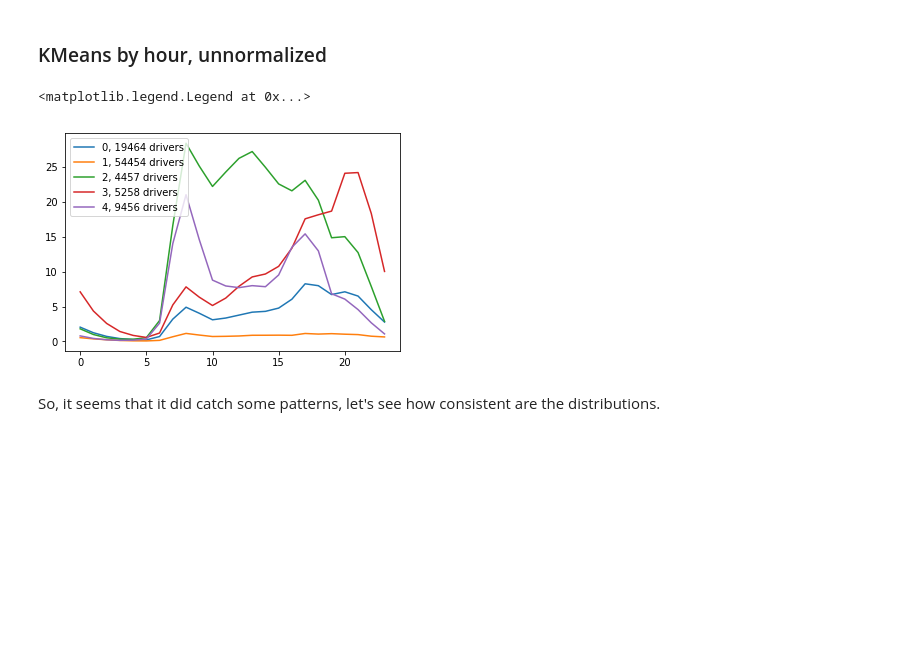
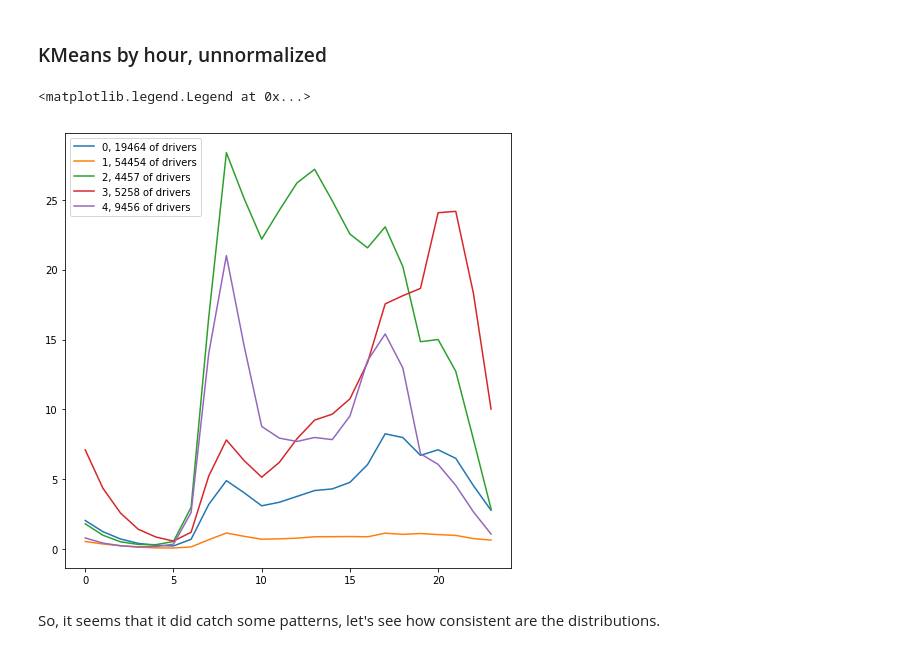
Before and after one commit to huevosabio/cs341, a Jupyter notebook: Clustering.ipynb, the cells around one changed output. Saved outputs shown, nothing was run; the diff lists cells and outputs as text; code cells hidden in the pictures; blank space fills up the shorter version.

```diff
--- a/Clustering.ipynb
+++ b/Clustering.ipynb
@@ -8,6 +8,7 @@ from sklearn.cluster import KMeans
 import matplotlib.pyplot as plt
 
 %matplotlib inline
+plt.rcParams['figure.figsize'] = (8, 8)
 # %%
 orderdf = pd.read_csv('ignored_assets/orders.csv', parse_dates = [6,7])
 # %%
@@ -111,12 +112,12 @@ nclusters = 5
 kmeans = KMeans(n_clusters=nclusters, random_state=0).fit(sample)
 # %%
 for i in range(nclusters):
-    plt.plot(kmeans.cluster_centers_[i], label=str(i) + ', ' + str(np.sum(kmeans.labels_ == i)) + ' drivers')
+    plt.plot(kmeans.cluster_centers_[i], label=str(i) + ', ' + str(np.sum(kmeans.labels_ == i)) + ' of drivers')
 
 plt.legend()
 # %% [output]
 <matplotlib.legend.Legend at 0x...>
-[figure, old version]
+[figure, new version]
 # %% [markdown]
 So, it seems that it did catch some patterns, let's see how consistent are the distributions.
 # %%
```
Also changed, not shown: parts of 1 cell of this notebook, 4 other files.
